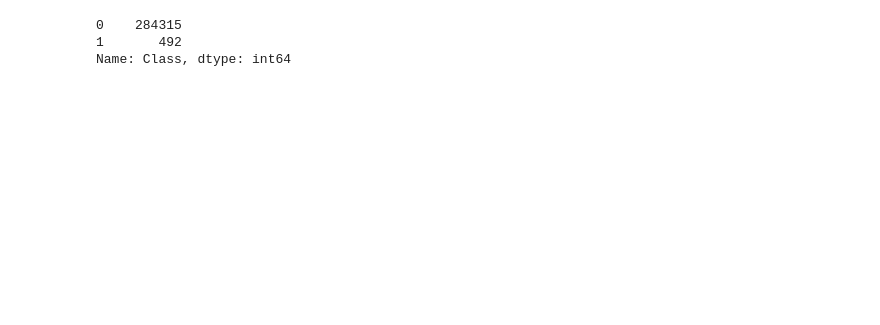
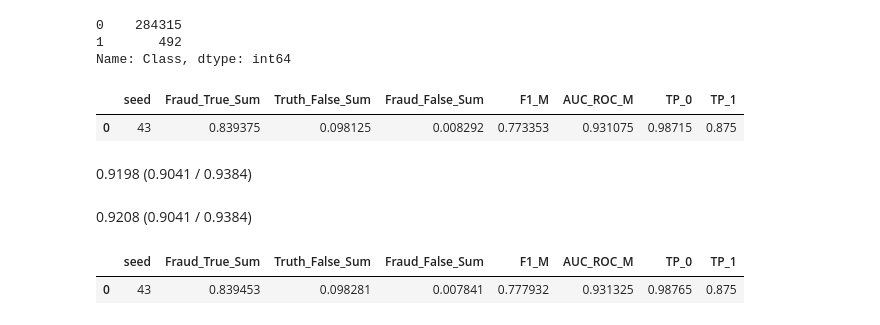
Before and after one commit to ysraell/random-forest-mc, a Jupyter notebook: utils/Experiments.ipynb, the cells around one changed output. Drawn from its saved outputs; the diff is of its cells as text; code cells hidden in the pictures; blank space fills up the shorter version.

```diff
--- a/utils/Experiments.ipynb
+++ b/utils/Experiments.ipynb
@@ -127,7 +127,7 @@ N_truth_train = int(2e5)
 # The remaing data for fraud is all used.
 
 # How much (survived) trees:
-T = 64
+T = 32
 
 # Parameters for bootstrap
 
@@ -137,16 +137,16 @@ N_V = N_T # keep balanced amount for each classe.
 
 # How much features:
 n_F_max = len(ds_cols)
-n_F_min = n_F_max//2
+n_F_min = int(0.4*n_F_max)
 # From EDA: decision trees with small amount of features could be not so efficient.
 
 # Droped trees limit:
-D = 64
+D = 256
 # When a total of D trees are dropped, the validation threshold decreases delta_Th, restarting the counting.
 
 # Delta Threshold
 delta_th = 0.001
-th_start = 0.96
+th_start = 0.999
 get_best_tree = True
 # The validation threshold decreases dynamically as need to selection more specialized tree.
 
@@ -234,5 +221,58 @@ for seed,exp in Results.items():
 # %%
 columns = ['seed', 'Fraud_True_Sum','Truth_False_Sum', 'Fraud_False_Sum', 'F1_M', 'AUC_ROC_M', 'TP_0', 'TP_1']
 df_Results = pd.DataFrame(data, columns=columns)
-df_Results.to_csv('/work/data/Results_creditcard_RFMC_6.csv', index=False)
+df_Results.to_csv('/work/data/Results_creditcard_RFMC_v030_1.csv', index=False)
 df_Results
+# %% [output]
+|  | seed | Fraud_True_Sum | Truth_False_Sum | Fraud_False_Sum | F1_M | AUC_ROC_M | TP_0 | TP_1 |
+| 0 | 43 | 0.839375 | 0.098125 | 0.008292 | 0.773353 | 0.931075 | 0.98715 | 0.875 |
+# %%
+md("{:.4f} ({:.4f} / {:.4f})".format(sum(cls.survived_scores)/len(cls.survived_scores), min(cls.survived_scores), max(cls.survived_scores)))
+# %% [output]
+0.9198 (0.9041 / 0.9384)
+# %%
+
+cls.max_discard_trees = D
+cls.fitParallel(max_workers=16, thread_parallel_method=False)
+
+# Test step
+probs = cls.testForestProbs(df_test)
+
+# Save results
+target_test = df_test.Class.to_list()
+Results[seed] = {
+    'probs': probs,
+    'target_test': target_test
+}
+
+
+
+# Generates the metrics
+data = []
+for seed,exp in Results.items():
+    target_test = exp['target_test']
+    rf_classes = [0, 1]
+    df_exp = pd.DataFrame([(d['0'], d['1']) for d in exp['probs']], columns=rf_classes)
+    df_exp['pred'] = df_exp[[0, 1]].apply(lambda x: rf_classes[np.argmax(x)], axis=1)
+    df_exp['target'] = target_test
+    Fraud_True_Sum = df_exp.loc[(df_exp.pred == 1) & (df_exp.target == 1)][1].sum()/sum(df_exp.target == 1)
+    Truth_False_Sum = df_exp.loc[(df_exp.pred == 0) & (df_exp.target == 1)][0].sum()/sum(df_exp.target == 1)
+    Fraud_False_Sum = df_exp.loc[(df_exp.pred == 1) & (df_exp.target == 0)][1].sum()/sum(df_exp.target == 0)
+    F1_M = f1_score(target_test, df_exp['pred'].to_numpy(), average='macro')
+    AUC_ROC_M = roc_auc_score(target_test, df_exp['pred'].to_numpy(), average='macro')
+    TP_0 = df_exp.loc[(df_exp.pred == 0) & (df_exp.target == 0)].shape[0]/sum(df_exp.target == 0)
+    TP_1 = df_exp.loc[(df_exp.pred == 1) & (df_exp.target == 1)].shape[0]/sum(df_exp.target == 1)
+
+
+    data.append([
+        seed, Fraud_True_Sum, Truth_False_Sum, Fraud_False_Sum, F1_M, AUC_ROC_M, TP_0, TP_1
+    ])
+
+columns = ['seed', 'Fraud_True_Sum','Truth_False_Sum', 'Fraud_False_Sum', 'F1_M', 'AUC_ROC_M', 'TP_0', 'TP_1']
+df_Results = pd.DataFrame(data, columns=columns)
+md("{:.4f} ({:.4f} / {:.4f})".format(sum(cls.survived_scores)/len(cls.survived_scores), min(cls.survived_scores), max(cls.survived_scores)))
+display(df_Results)
+# %% [output]
+0.9208 (0.9041 / 0.9384)
+|  | seed | Fraud_True_Sum | Truth_False_Sum | Fraud_False_Sum | F1_M | AUC_ROC_M | TP_0 | TP_1 |
+| 0 | 43 | 0.839453 | 0.098281 | 0.007841 | 0.777932 | 0.931325 | 0.98765 | 0.875 |
```
Also changed, not shown: parts of 12 cells of this notebook, 1 other file.
